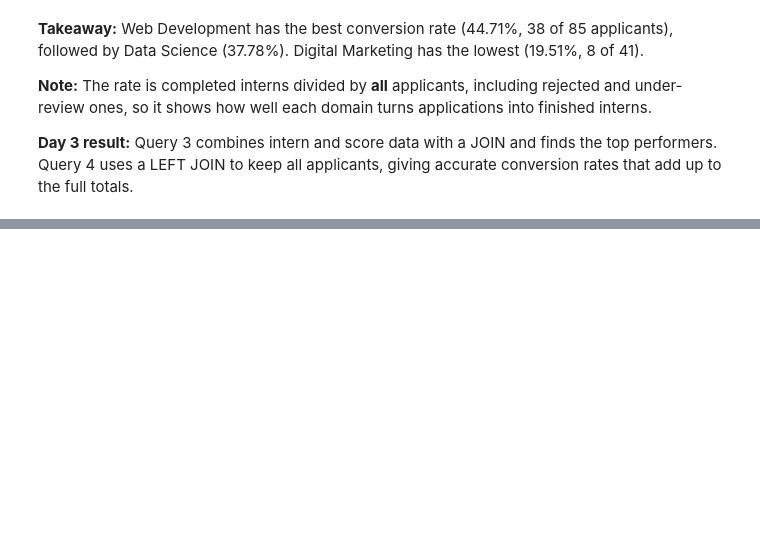
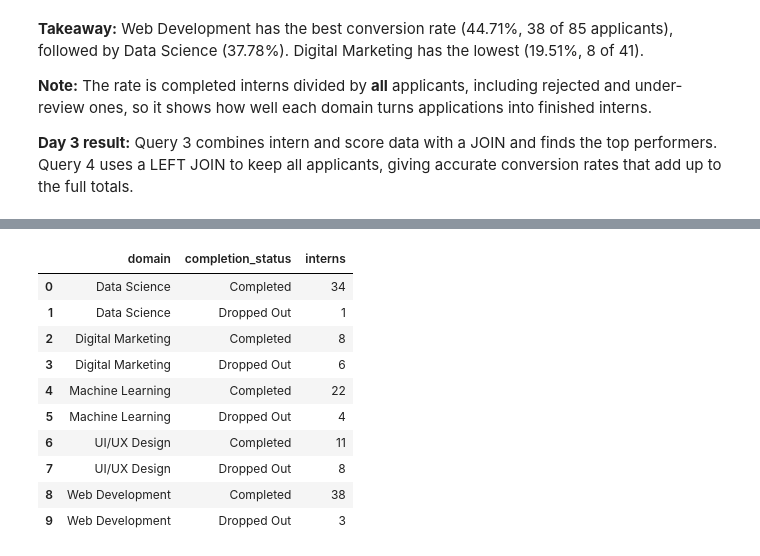
Before and after one commit to maryam-fatima123/applicants-data-cleaning, a Jupyter notebook: Week3_SQL_Queries_Maryam_Fatima.ipynb, the cells around one changed output, grey strips where cells are left out. Drawn from its saved outputs; the diff is of its cells as text; code cells hidden in the pictures; blank space fills up the shorter version.

```diff
--- a/Week3_SQL_Queries_Maryam_Fatima.ipynb
+++ b/Week3_SQL_Queries_Maryam_Fatima.ipynb
@@ -330,0 +388,19 @@ print(q4["total_applicants"].sum(), q4["completed_interns"].sum())
+# %%
+pd.read_sql("""
+select domain, completion_status, count(*) as interns
+from interns
+group by domain, completion_status                        # Counts how many interns completed or dropped out in each domain
+order by domain;
+""", engine)
+# %% [output]
+|  | domain | completion_status | interns |
+| 0 | Data Science | Completed | 34 |
+| 1 | Data Science | Dropped Out | 1 |
+| 2 | Digital Marketing | Completed | 8 |
+| 3 | Digital Marketing | Dropped Out | 6 |
+| 4 | Machine Learning | Completed | 22 |
+| 5 | Machine Learning | Dropped Out | 4 |
+| 6 | UI/UX Design | Completed | 11 |
+| 7 | UI/UX Design | Dropped Out | 8 |
+| 8 | Web Development | Completed | 38 |
+| 9 | Web Development | Dropped Out | 3 |
```
Also changed, not shown: parts of 6 cells of this notebook.
